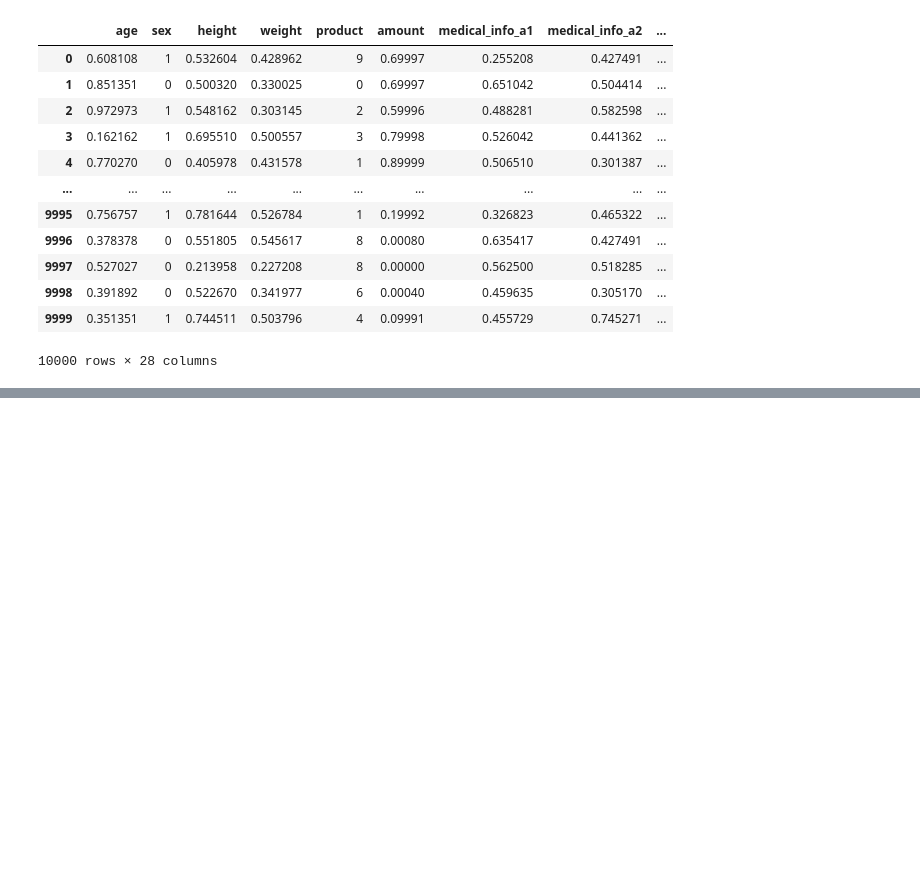
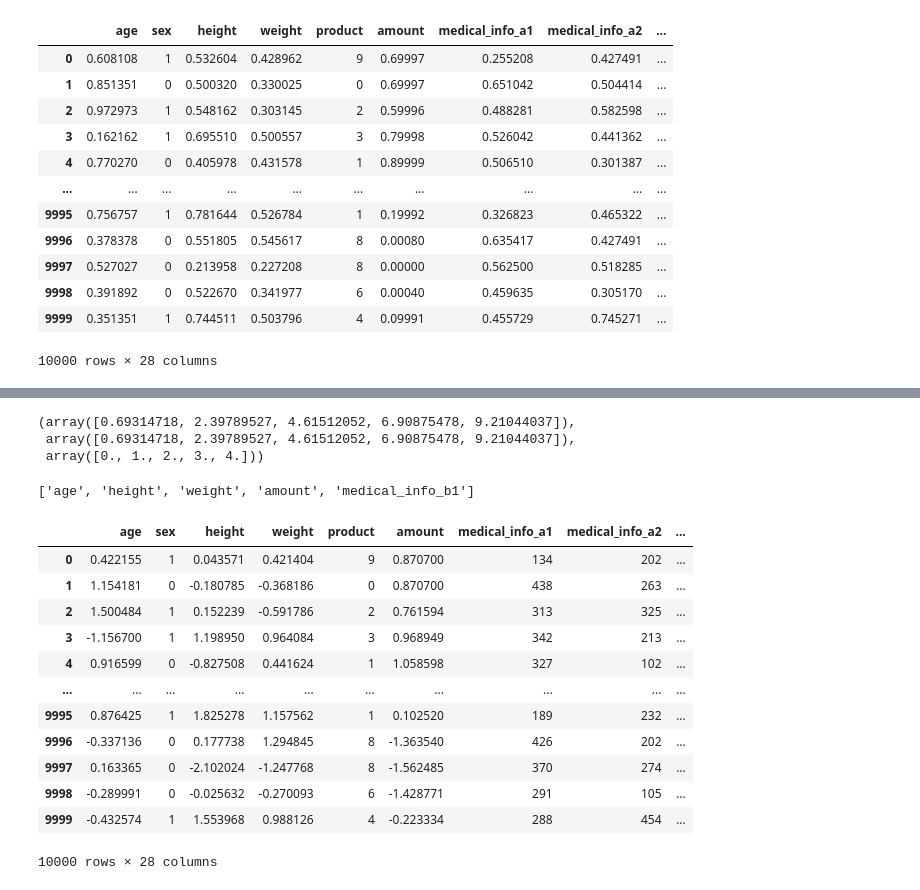
Before and after one commit to kitakou0313/titanic, a Jupyter notebook: kaggle_book/ch3/3_1.ipynb, the cells around one changed output, grey strips where cells are left out. Drawn from its saved outputs; the diff is of its cells as text; code cells hidden in the pictures; blank space fills up the shorter version.

Commit message:
Add sample of box cox transformation

```diff
--- a/kaggle_book/ch3/3_1.ipynb
+++ b/kaggle_book/ch3/3_1.ipynb
@@ -135 +135,49 @@ test_x
 10000 rows × 28 columns
+# %%
+# 対数変換
+x = np.array(
+    [1.0, 10.0, 100.0, 1000.0, 10000.0]
+)
+
+x_loged = np.log10(x)
+# xに0が含まれる時用
+x1 = np.log1p(x)
+# xに負の値が含まれる時用
+x2 = np.sign(x) * np.log1p(np.abs(x))
+
+x1, x2, x_loged
+# %% [output]
+(array([0.69314718, 2.39789527, 4.61512052, 6.90875478, 9.21044037]),
+ array([0.69314718, 2.39789527, 4.61512052, 6.90875478, 9.21044037]),
+ array([0., 1., 2., 3., 4.]))
+# %%
+#Box-Cox変換
+train_x, test_x = load_data()
+# %%
+pos_cols = [c for c in num_cols if (train_x[c] > 0.0).all() and (test_x[c] > 0.0).all()]
+pos_cols
+# %% [output]
+['age', 'height', 'weight', 'amount', 'medical_info_b1']
+# %%
+from sklearn.preprocessing import PowerTransformer
+pt = PowerTransformer(method="box-cox")
+pt.fit(train_x[pos_cols])
+
+train_x[pos_cols] = pt.transform(train_x[pos_cols])
+test_x[pos_cols] = pt.transform(test_x[pos_cols])
+
+train_x
+# %% [output]
+|  | age | sex | height | weight | product | amount | medical_info_a1 | medical_info_a2 | ... |
+| 0 | 0.422155 | 1 | 0.043571 | 0.421404 | 9 | 0.870700 | 134 | 202 | ... |
+| 1 | 1.154181 | 0 | -0.180785 | -0.368186 | 0 | 0.870700 | 438 | 263 | ... |
+| 2 | 1.500484 | 1 | 0.152239 | -0.591786 | 2 | 0.761594 | 313 | 325 | ... |
+| 3 | -1.156700 | 1 | 1.198950 | 0.964084 | 3 | 0.968949 | 342 | 213 | ... |
+| 4 | 0.916599 | 0 | -0.827508 | 0.441624 | 1 | 1.058598 | 327 | 102 | ... |
+| ... | ... | ... | ... | ... | ... | ... | ... | ... | ... |
+| 9995 | 0.876425 | 1 | 1.825278 | 1.157562 | 1 | 0.102520 | 189 | 232 | ... |
+| 9996 | -0.337136 | 0 | 0.177738 | 1.294845 | 8 | -1.363540 | 426 | 202 | ... |
+| 9997 | 0.163365 | 0 | -2.102024 | -1.247768 | 8 | -1.562485 | 370 | 274 | ... |
+| 9998 | -0.289991 | 0 | -0.025632 | -0.270093 | 6 | -1.428771 | 291 | 105 | ... |
+| 9999 | -0.432574 | 1 | 1.553968 | 0.988126 | 4 | -0.223334 | 288 | 454 | ... |
+10000 rows × 28 columns
```
Also changed, not shown: parts of 1 cell of this notebook.
